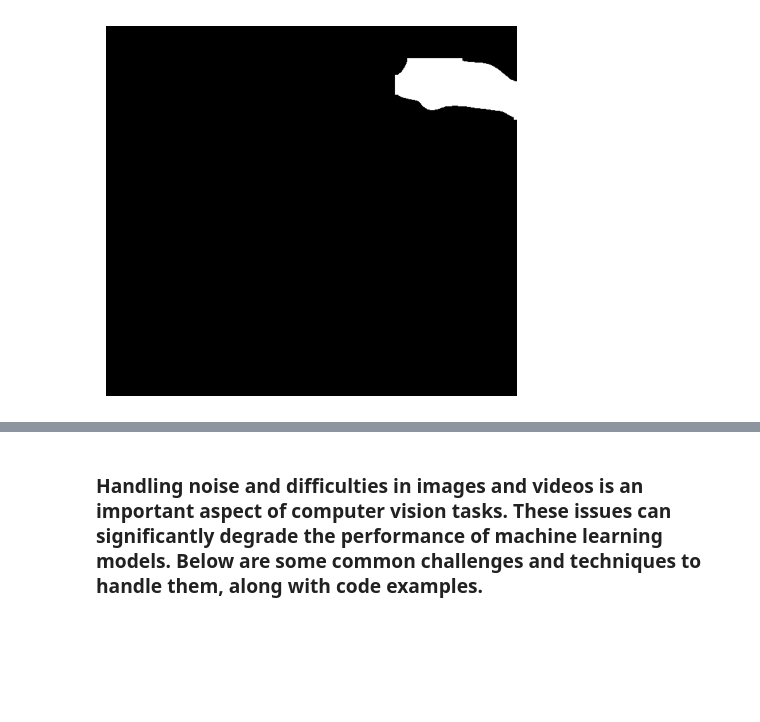
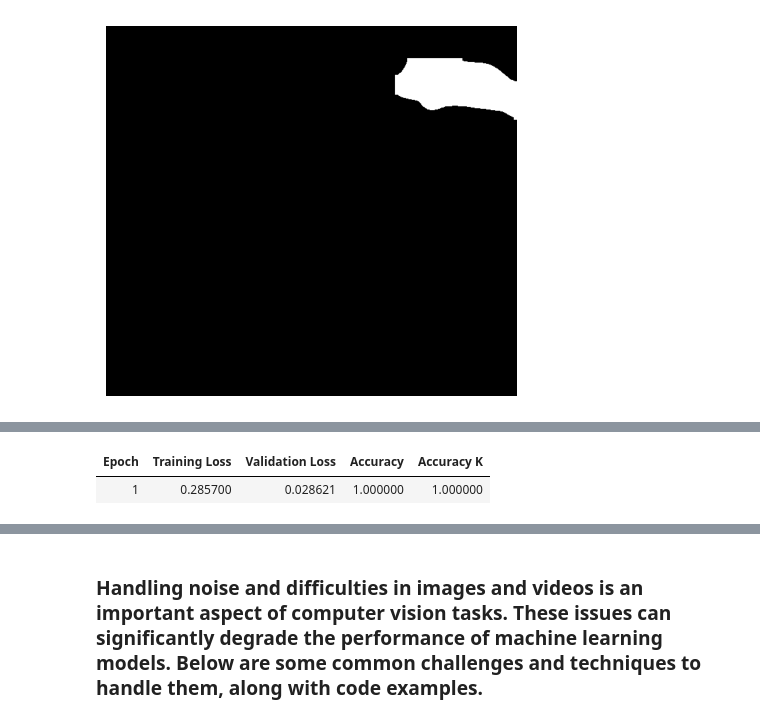
Before and after one commit to inkri/Vision, a Jupyter notebook: Image_CNN_Overview.ipynb, the cells around one changed output, grey strips where cells are left out. Drawn from its saved outputs; the diff is of its cells as text; code cells hidden in the pictures; blank space fills up the shorter version.

```diff
--- a/Image_CNN_Overview.ipynb
+++ b/Image_CNN_Overview.ipynb
@@ -528,0 +685,86 @@ plt.show()
+# %%
+# Download model from model hub
+model = ViTForImageClassification.from_pretrained(model_name, num_labels=num_classes)
+
+# Download feature extractor from hub
+feature_extractor = ViTFeatureExtractor.from_pretrained(model_name)
+
+# K for top accuracy metric
+k_for_top_acc = 3
+
+# Compute metrics function for binary classification
+acc_metric = evaluate.load("accuracy", module_type="metric")
+
+def compute_metrics(eval_pred):
+    predicted_probs, labels = eval_pred
+    # Accuracy
+    predicted_labels = np.argmax(predicted_probs, axis=1)
+    acc = acc_metric.compute(predictions=predicted_labels, references=labels)
+    # Top-K Accuracy
+    top_k_indexes = [np.argpartition(row, -k_for_top_acc)[-k_for_top_acc:] for row in predicted_probs]
+    top_k_classes = [top_k_indexes[i][np.argsort(row[top_k_indexes[i]])] for i, row in enumerate(predicted_probs)]
+    top_k_classes = np.flip(np.array(top_k_classes), 1)
+    acc_k = {
+        f"accuracy_k" : sum([label in predictions for predictions, label in zip(top_k_classes, labels)]) / len(labels)
+    }
+    # Merge metrics
+    acc.update(acc_k)
+    return acc
+
+
+
+# Change labels
+id2label = {key:train_dataset.features["label"].names[index] for index,key in enumerate(model.config.id2label.keys())}
+label2id = {train_dataset.features["label"].names[index]:value for index,value in enumerate(model.config.label2id.values())}
+model.config.id2label = id2label
+model.config.label2id = label2id
+
+model_dir = "./model"
+output_data_dir = "./outputs"
+
+# Total number of training epochs to perform
+num_train_epochs = 1
+# The batch size per GPU/TPU core/CPU for training
+per_device_train_batch_size = 32
+# The batch size per GPU/TPU core/CPU for evaluation
+per_device_eval_batch_size = 64
+# The initial learning rate for AdamW optimizer
+learning_rate = 2e-5
+# Number of steps used for a linear warmup from 0 to learning_rate
+warmup_steps = 500
+# The weight decay to apply to all layers except all bias and LayerNorm weights in AdamW optimizer
+weight_decay = 0.01
+
+main_metric_for_evaluation = "accuracy"
+
+# Define training args
+training_args = TrainingArguments(
+    output_dir = model_dir,
+    num_train_epochs = num_train_epochs,
+    per_device_train_batch_size = per_device_train_batch_size,
+    per_device_eval_batch_size = per_device_eval_batch_size,
+    warmup_steps = warmup_steps,
+    weight_decay = weight_decay,
+    evaluation_strategy = "epoch",
+    save_strategy = "epoch",
+    logging_strategy = "epoch",
+    logging_dir = f"{output_data_dir}/logs",
+    learning_rate = float(learning_rate),
+    load_best_model_at_end = True,
+    metric_for_best_model = main_metric_for_evaluation,
+)
+
+# Create Trainer instance
+trainer = Trainer(
+    model = model,
+    args = training_args,
+    compute_metrics = compute_metrics,
+    train_dataset = train_dataset,
+    eval_dataset = val_dataset,
+    data_collator = default_data_collator,
+    tokenizer = feature_extractor
+)
+
+
+trainer.train()
+# %% [output]
@@ -528,0 +774,2 @@ plt.show()
+| Epoch | Training Loss | Validation Loss | Accuracy | Accuracy K |
+| 1 | 0.285700 | 0.028621 | 1.000000 | 1.000000 |
```
Also changed, not shown: parts of 13 cells of this notebook.
